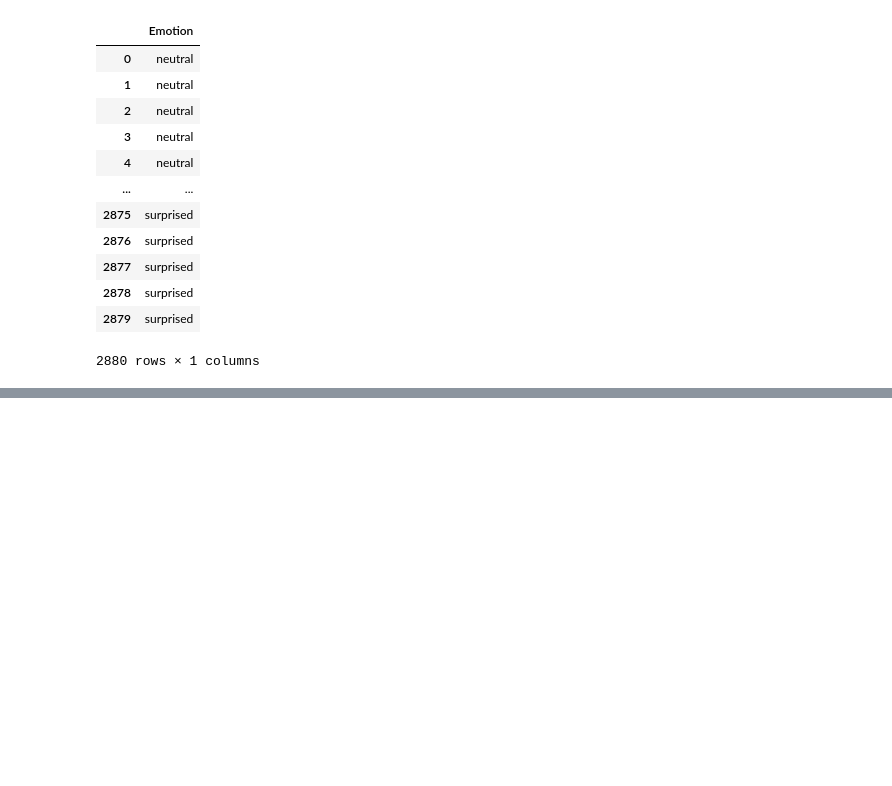
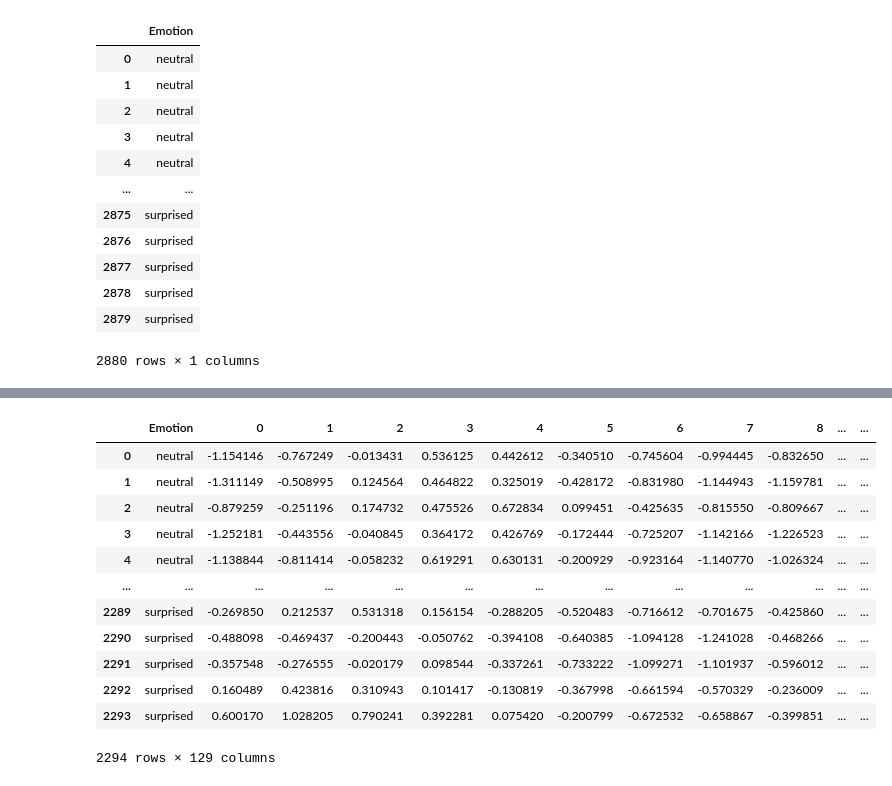
Before and after one commit to nidhinair17/Emotion_Recognition_Capstone, a Jupyter notebook: src/Data Preprocessing/DataAugmentation_Ravdess_Preprocessing.ipynb, the cells around one changed output, grey strips where cells are left out. Drawn from its saved outputs; the diff is of its cells as text; code cells hidden in the pictures; blank space fills up the shorter version.

```diff
--- a/src/Data Preprocessing/DataAugmentation_Ravdess_Preprocessing.ipynb
+++ b/src/Data Preprocessing/DataAugmentation_Ravdess_Preprocessing.ipynb
@@ -254,0 +234,18 @@ extracted_features.to_csv(f'C:/Nini/Capstone/CSV_Files/DataAugmentation_ravdess_
+# %%
+train_data = pd.read_csv("C:/Nini/Capstone/CSV_Files/Speech data/Speech_Train.csv")
+# %%
+train_data
+# %% [output]
+|  | Emotion | 0 | 1 | 2 | 3 | 4 | 5 | 6 | 7 | 8 | ... | ... |
+| 0 | neutral | -1.154146 | -0.767249 | -0.013431 | 0.536125 | 0.442612 | -0.340510 | -0.745604 | -0.994445 | -0.832650 | ... | ... |
+| 1 | neutral | -1.311149 | -0.508995 | 0.124564 | 0.464822 | 0.325019 | -0.428172 | -0.831980 | -1.144943 | -1.159781 | ... | ... |
+| 2 | neutral | -0.879259 | -0.251196 | 0.174732 | 0.475526 | 0.672834 | 0.099451 | -0.425635 | -0.815550 | -0.809667 | ... | ... |
+| 3 | neutral | -1.252181 | -0.443556 | -0.040845 | 0.364172 | 0.426769 | -0.172444 | -0.725207 | -1.142166 | -1.226523 | ... | ... |
+| 4 | neutral | -1.138844 | -0.811414 | -0.058232 | 0.619291 | 0.630131 | -0.200929 | -0.923164 | -1.140770 | -1.026324 | ... | ... |
+| ... | ... | ... | ... | ... | ... | ... | ... | ... | ... | ... | ... | ... |
+| 2289 | surprised | -0.269850 | 0.212537 | 0.531318 | 0.156154 | -0.288205 | -0.520483 | -0.716612 | -0.701675 | -0.425860 | ... | ... |
+| 2290 | surprised | -0.488098 | -0.469437 | -0.200443 | -0.050762 | -0.394108 | -0.640385 | -1.094128 | -1.241028 | -0.468266 | ... | ... |
+| 2291 | surprised | -0.357548 | -0.276555 | -0.020179 | 0.098544 | -0.337261 | -0.733222 | -1.099271 | -1.101937 | -0.596012 | ... | ... |
+| 2292 | surprised | 0.160489 | 0.423816 | 0.310943 | 0.101417 | -0.130819 | -0.367998 | -0.661594 | -0.570329 | -0.236009 | ... | ... |
+| 2293 | surprised | 0.600170 | 1.028205 | 0.790241 | 0.392281 | 0.075420 | -0.200799 | -0.672532 | -0.658867 | -0.399851 | ... | ... |
+2294 rows × 129 columns
```
Also changed, not shown: parts of 24 cells of this notebook, 44 other files.
